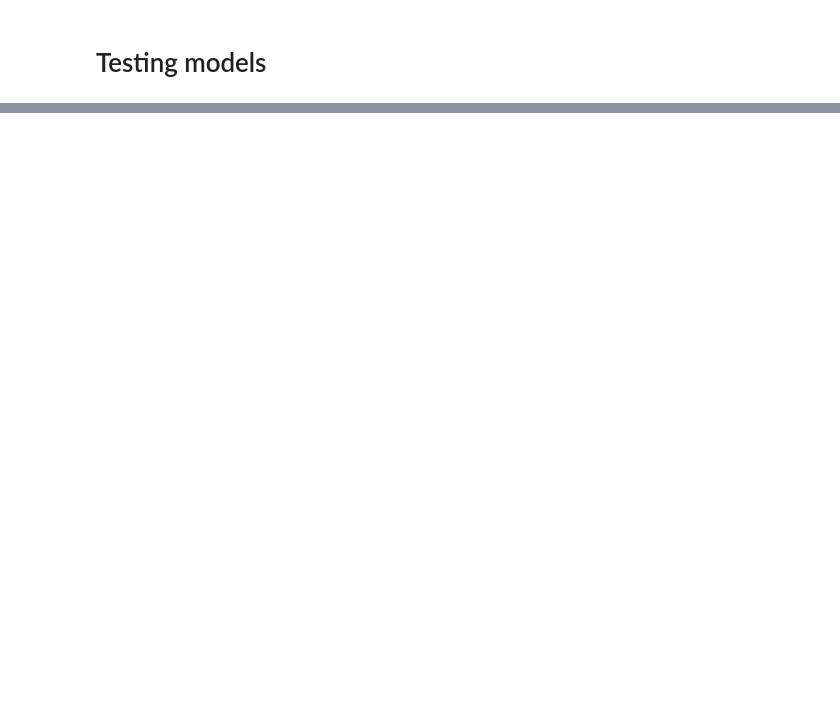
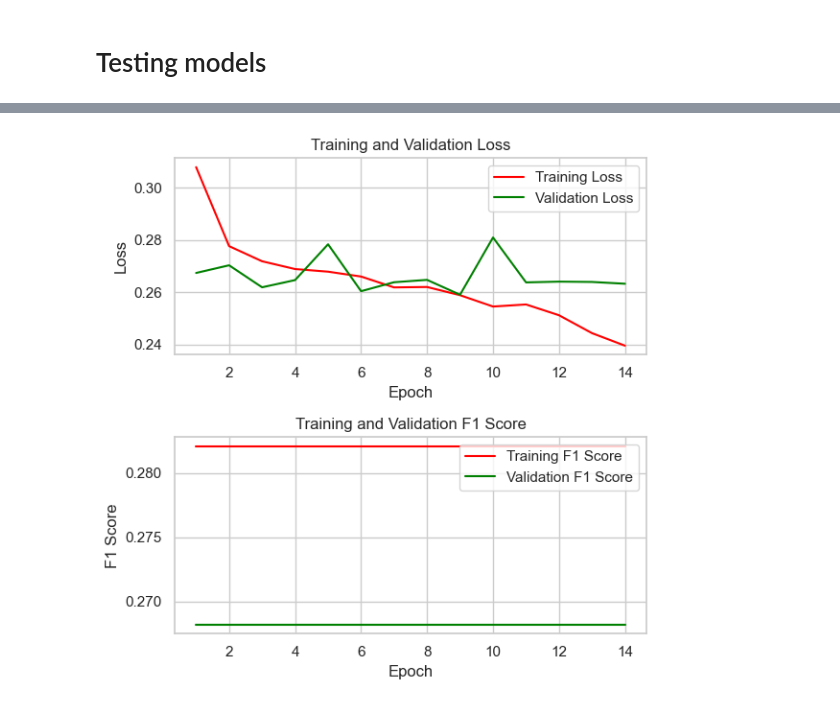
Before and after one commit to Michael-Pytel/Consumer-Loans-Analysis, a Jupyter notebook: notebooks/modeling_validation.ipynb, the cells around one changed output, grey strips where cells are left out. Drawn from its saved outputs; the diff is of its cells as text; code cells hidden in the pictures; blank space fills up the shorter version.

```diff
--- a/notebooks/modeling_validation.ipynb
+++ b/notebooks/modeling_validation.ipynb
@@ -367,0 +313,4 @@ ROC AUC score: 0.8999221746704105
+# %%
+simple_classifier_00 = get_simple_model()
+simple_classifier_00.summary()
+history = train_model(simple_classifier_00, X_train, y_train, X_val, y_val)
@@ -367,0 +356,4 @@ ROC AUC score: 0.8999221746704105
+# %%
+plot_history(history)
+# %% [output]
+[figure, added]
```
Also changed, not shown: parts of 61 cells of this notebook, 2 other files.
